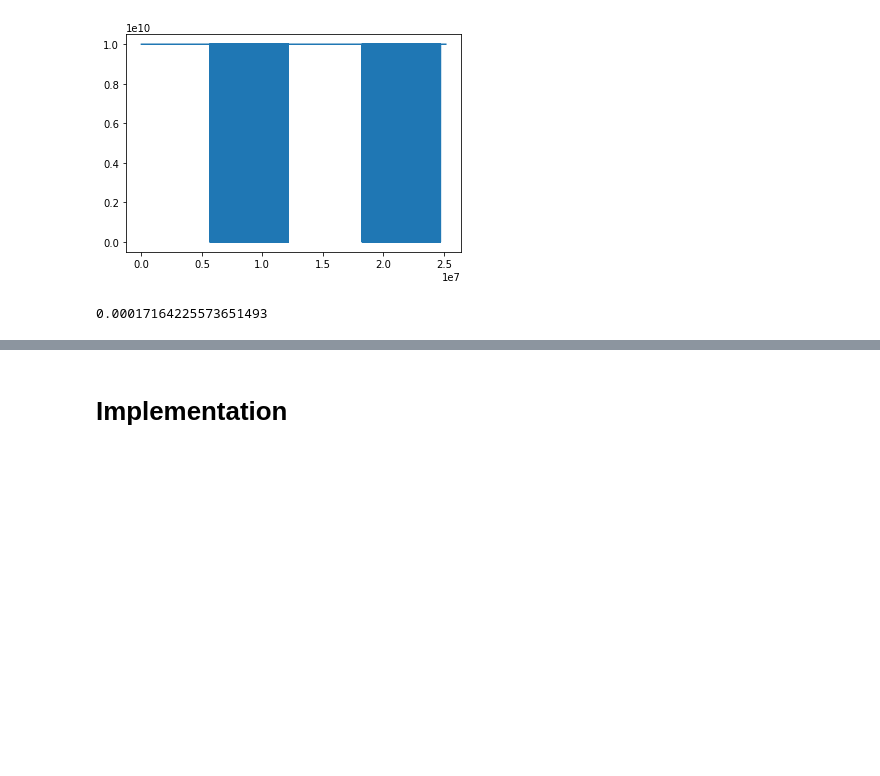
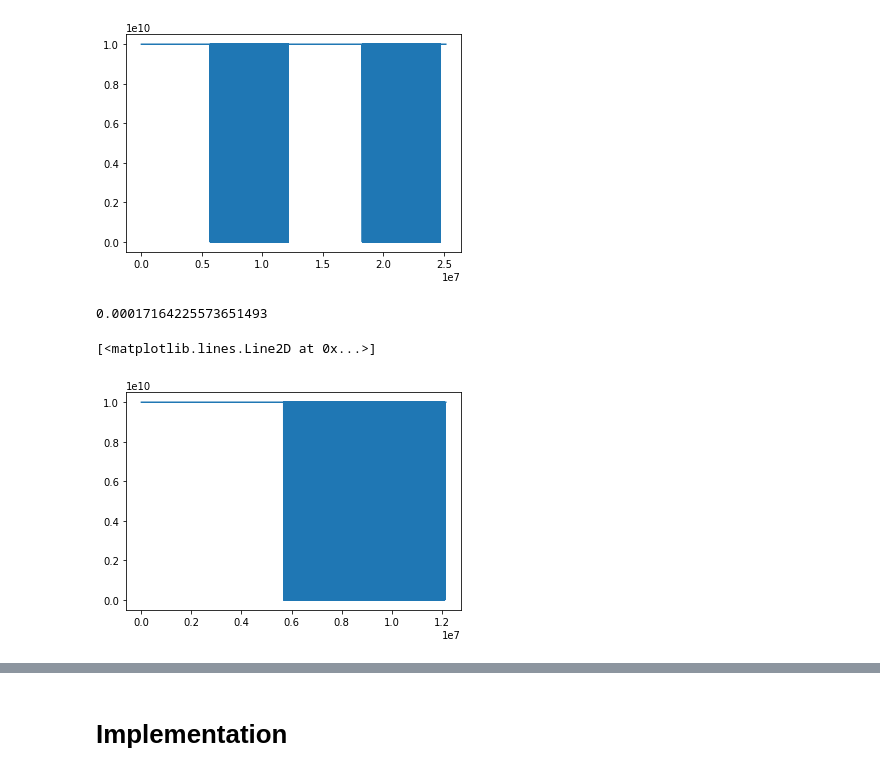
Before and after one commit to NiallJeffrey/wiener_sphere, a Jupyter notebook: wiener_implementation_method2.ipynb, the cells around one changed output, grey strips where cells are left out. Saved outputs shown, nothing was run; the diff lists cells and outputs as text; code cells hidden in the pictures; blank space fills up the shorter version.

```diff
--- a/wiener_implementation_method2.ipynb
+++ b/wiener_implementation_method2.ipynb
@@ -78,6 +82,11 @@ T_pixel = np.ones(noise_diag.shape)*tau
 noise_bar_diag = noise_diag - tau
 # %% [output]
 0.00017164225573651493
+# %%
+plt.plot(noise_bar_diag[:12165824])
+# %% [output]
+[<matplotlib.lines.Line2D at 0x...>]
+[figure, added]
 # %%
 random_T_field = np.random.normal(0., np.sqrt(tau), hp.nside2npix(nside))
 # %%
```
Also changed, not shown: parts of 10 cells of this notebook, 1 other file.
